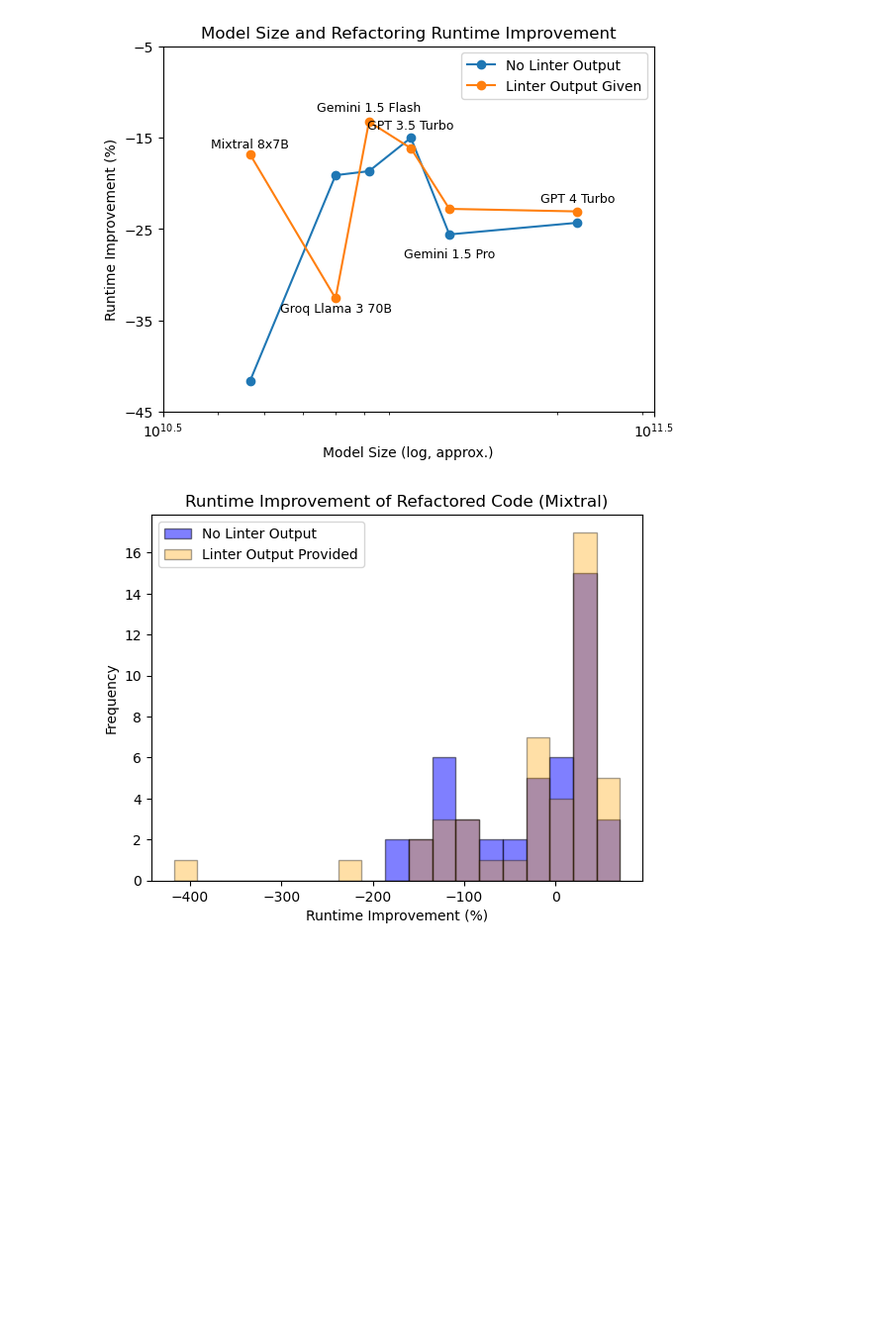
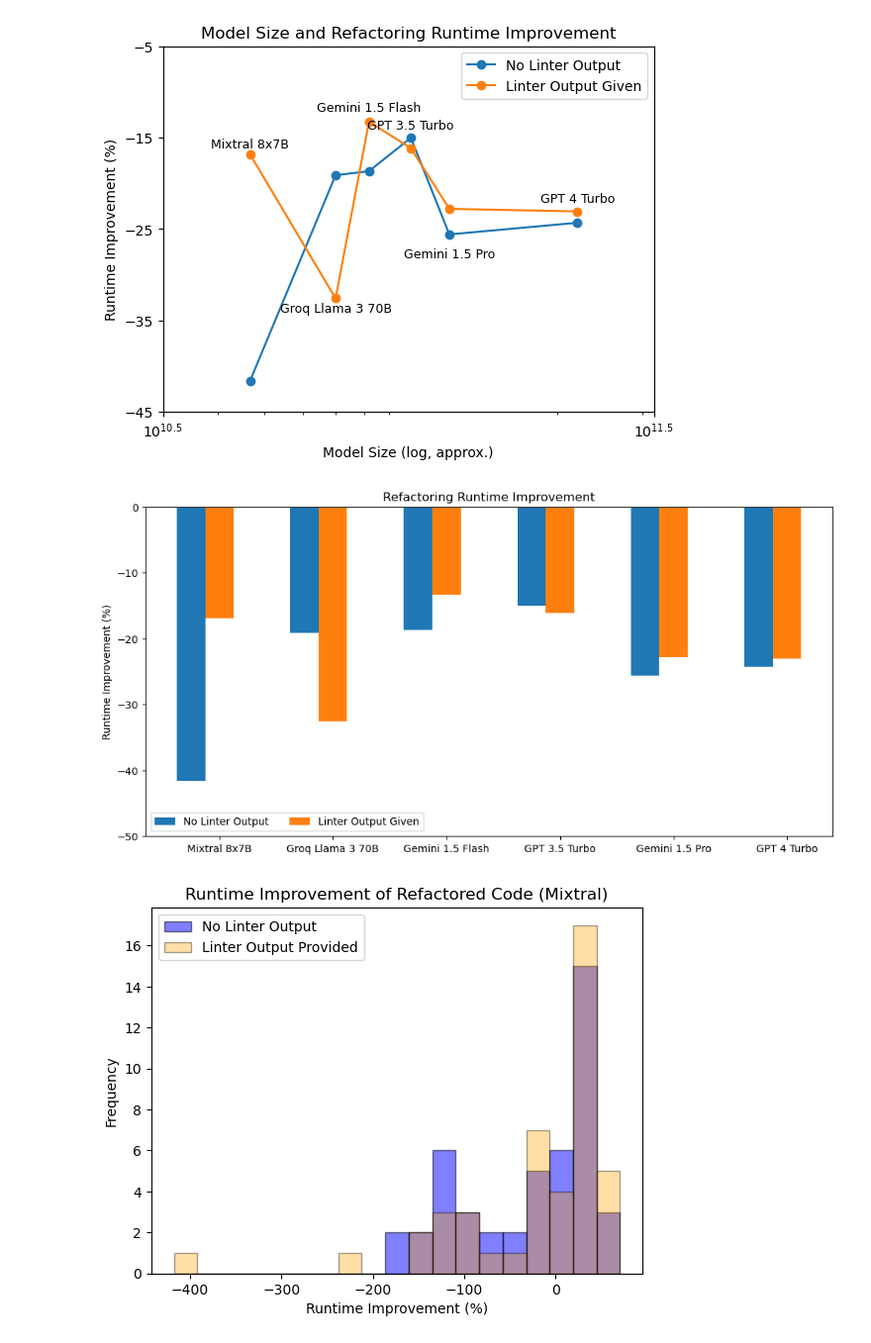
Before and after one commit to kaiyon07/code-gen, a Jupyter notebook: analysis_notebooks/model_size_analysis.ipynb, the cells around one changed output. Shown: that part at 99% size. Drawn from its saved outputs; the diff is of its cells as text; code cells hidden in the pictures; blank space fills up the shorter version.

Commit message:
bar chart for runtime changes

```diff
--- a/analysis_notebooks/model_size_analysis.ipynb
+++ b/analysis_notebooks/model_size_analysis.ipynb
@@ -235,6 +235,34 @@ plt.legend()
 plt.show()
 # %% [output]
 [figure]
+# %%
+bar_means = {
+    'No Linter Output': refactor_no_linter_avg_runtime_improvement,
+    'Linter Output Given': refactor_linter_avg_runtime_improvement,
+}
+
+x = np.arange(len(MODEL_INDEXES.values()))
+width = 0.25
+multiplier = 0
+
+fig, ax = plt.subplots(layout='constrained', figsize=(10,5))
+
+for attribute, measurement in bar_means.items():
+    offset = width * multiplier
+    rects = ax.bar(x + offset, measurement, width, label=attribute)
+    #ax.bar_label(rects, padding=3)
+    multiplier += 1
+
+# Add some text for labels, title and custom x-axis tick labels, etc.
+ax.set_ylabel('Runtime Improvement (%)')
+ax.set_title('Refactoring Runtime Improvement')
+ax.set_xticks(x + width, MODEL_INDEXES.values())
+ax.legend(loc='lower left', ncols=3)
+ax.set_ylim(-50, 0)
+
+plt.show()
+# %% [output]
+[figure, added]
 # %%
 no_linter_runtime_df = load_evaluation(REFACTOR_NO_LINTER_EVALUATIONS[4]) # Gemini 1.5 Pro
 no_linter_runtime_df['runtime_improvement'] = ((no_linter_runtime_df['runtimeOriginal'] - no_linter_runtime_df['runtimeRefactored']) / no_linter_runtime_df['runtimeOriginal']) * 100
```
